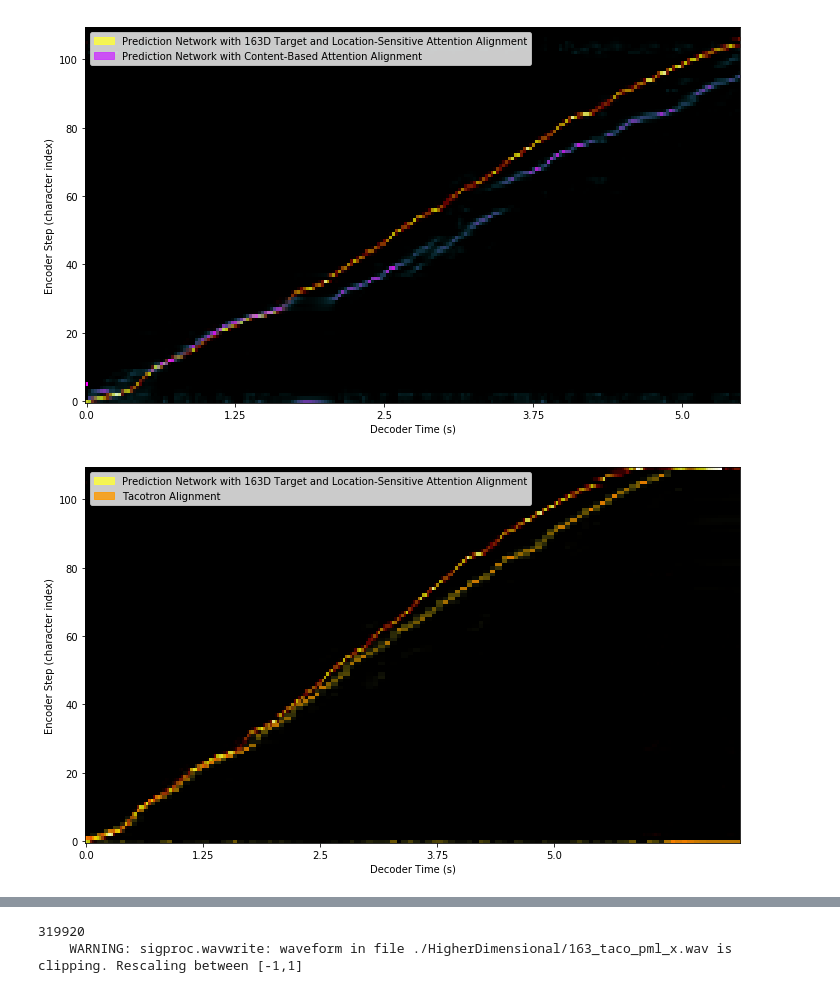
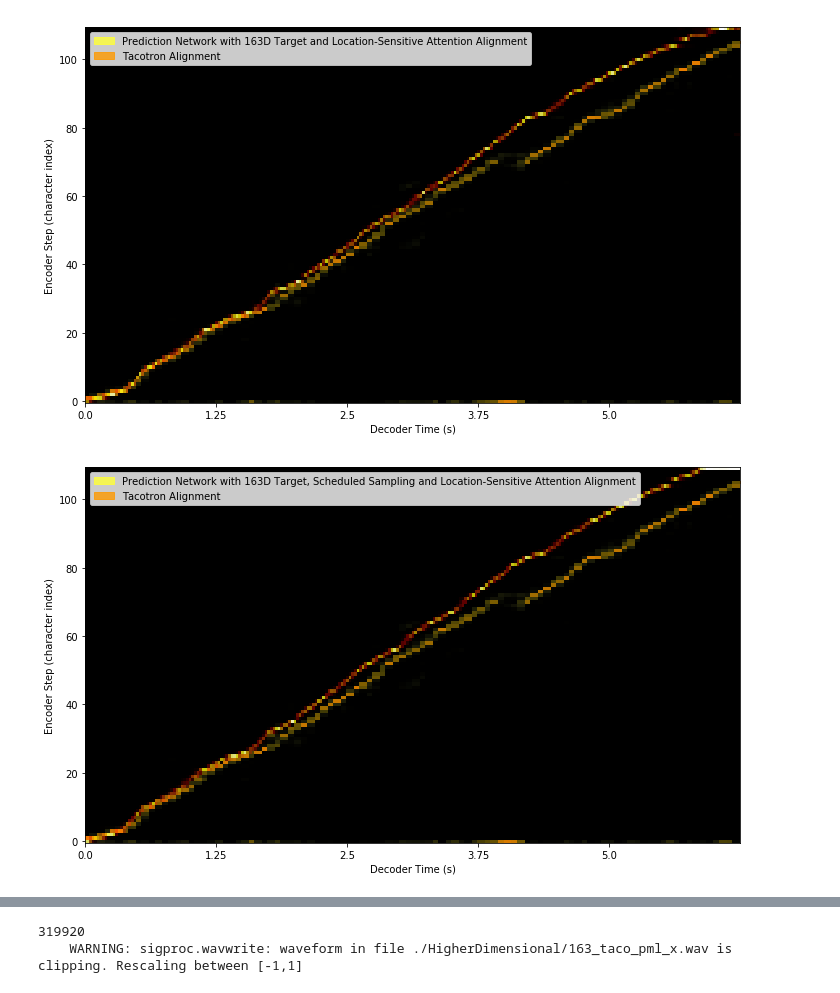
Before and after one commit to qingyundou/tacotron_qdou, a Jupyter notebook: notebooks/HigherDimensional.ipynb, the cells around one changed output, grey strips where cells are left out. Cells and saved outputs as stored; diff of their text form; code cells hidden in the pictures.

```diff
--- a/notebooks/HigherDimensional.ipynb
+++ b/notebooks/HigherDimensional.ipynb
@@ -15,7 +15,7 @@ from tacotron.alignment_synthesizer import AlignmentSynthesizer
 from tacotron.pml_synthesizer import Configuration, PMLSynthesizer
 import tensorflow as tf
 # %%
-training_data_dir = '/media/josh/Store/tacotron-data/163-lj-training'
+training_data_dir = '/media/josh/Store/tacotron/163-lj-training'
 metadata_filename = os.path.join(training_data_dir, 'test.txt')
 
 cfg = Configuration(16000, 86)
@@ -89,12 +51,12 @@ fixed_sentence = texts[TARGET_INDEX]
 tf.reset_default_graph()
 hparams.parse('sample_rate=16000,frame_length_ms=20,frame_shift_ms=5,pml_dimension=86,spec_type=mcep')
 synth = AlignmentSynthesizer()
-synth.load('/media/josh/Store/remote-logs/tacotron-lj-pml-500k/model.ckpt-352000', hparams, model_name='tacotron_pml', locked_alignments=None)
+synth.load('/media/josh/Store/remote-logs/tacotron-lj-pml-500k/model.ckpt-392000', hparams, model_name='tacotron_pml', locked_alignments=None)
 first_alignment = synth.synthesize(fixed_sentence)  # of shape (encoder_steps, decoder_steps)
 
 # reset the graph after the first synthesise call
 tf.reset_default_graph()
-synth.load('/media/josh/Store/remote-logs/tacotron-lj-500k/model.ckpt-195000', hparams, model_name='tacotron_orig', locked_alignments=None)
+synth.load('/media/josh/Store/remote-logs/tacotron-lj-500k/model.ckpt-150000', hparams, model_name='tacotron_orig', locked_alignments=None)
 second_alignment = synth.synthesize(fixed_sentence)
 # %% [output]
 Constructing model: tacotron_pml
@@ -118,7 +80,7 @@ INFO:tensorflow:Restoring parameters from /media/josh/Store/remote-logs/tacotron
 # reset the graph after the second synthesise call
 tf.reset_default_graph()
 hparams.parse('sample_rate=16000,frame_length_ms=20,frame_shift_ms=5,pml_dimension=163,spec_type=fwbnd')
-synth.load('/media/josh/Store/remote-logs/163-pmlx-lj-150k/model.ckpt-112000', hparams, model_name='tacotron', locked_alignments=None)
+synth.load('/media/josh/Store/remote-logs/pml-x-163/model.ckpt-150000', hparams, model_name='tacotron', locked_alignments=None)
 third_alignment = synth.synthesize(fixed_sentence)
 # %% [output]
 Constructing model: tacotron
@@ -139,0 +102,6 @@ INFO:tensorflow:Restoring parameters from /media/josh/Store/remote-logs/163-pmlx
+# %%
+# reset the graph after the second synthesise call
+tf.reset_default_graph()
+hparams.parse('sample_rate=16000,frame_length_ms=20,frame_shift_ms=5,pml_dimension=163,spec_type=fwbnd')
+synth.load('/media/josh/Store/remote-logs/schedsamp-pml-x-163/model.ckpt-246000', hparams, model_name='tacotron', locked_alignments=None)
+fourth_alignment = synth.synthesize(fixed_sentence)
@@ -163,25 +229,25 @@ INFO:tensorflow:Restoring parameters from /media/josh/Store/remote-logs/pmlx-lj-
 fig, ax = plt.subplots(figsize=FIGSIZE)
 
 # _, taco_pml_patch = show_alignment(first_alignment, 'Tacotron PML Alignment', ax)
-# _, taco_patch = show_alignment(second_alignment, 'Tacotron Alignment', ax, cmap=cm.Wistia, scale_factor=12.5 / 5)
-_, taco_higher_patch = show_alignment(third_alignment, 'Prediction Network with 163D Target and Location-Sensitive Attention Alignment', ax, cmap=cm.hot)
-_, taco_pmlx_patch = show_alignment(pmlx_alignment, 'Prediction Network with Content-Based Attention Alignment', ax, cmap=cm.cool)
-ax.legend(handles=[taco_higher_patch, taco_pmlx_patch], loc='upper left')
+_, taco_patch = show_alignment(second_alignment, 'Tacotron Alignment', ax, cmap=cm.Wistia, scale_factor=12.5 / 5, cutoff=280)
+_, taco_higher_patch = show_alignment(third_alignment, 'Prediction Network with 163D Target and Location-Sensitive Attention Alignment', ax, cmap=cm.hot, cutoff=280)
+# _, taco_pmlx_patch = show_alignment(pmlx_alignment, 'Prediction Network with Content-Based Attention Alignment', ax, cmap=cm.cool)
+ax.legend(handles=[taco_higher_patch, taco_patch], loc='upper left')
 
-plt.savefig('./HigherDimensional/HighDimensionAlignment.png', dpi=600)
+# plt.savefig('./HigherDimensional/HighDimensionAlignmentVsTacotron.png', dpi=600)
 plt.show()
 # %% [output]
-[figure, old version]
+[figure, new version]
 # %%
 fig, ax = plt.subplots(figsize=FIGSIZE)
 
 # _, taco_pml_patch = show_alignment(first_alignment, 'Tacotron PML Alignment', ax)
 _, taco_patch = show_alignment(second_alignment, 'Tacotron Alignment', ax, cmap=cm.Wistia, scale_factor=12.5 / 5, cutoff=280)
-_, taco_higher_patch = show_alignment(third_alignment, 'Prediction Network with 163D Target and Location-Sensitive Attention Alignment', ax, cmap=cm.hot, cutoff=280)
+_, taco_higher_patch = show_alignment(fourth_alignment, 'Prediction Network with 163D Target, Scheduled Sampling and Location-Sensitive Attention Alignment', ax, cmap=cm.hot, cutoff=280)
 # _, taco_pmlx_patch = show_alignment(pmlx_alignment, 'Prediction Network with Content-Based Attention Alignment', ax, cmap=cm.cool)
 ax.legend(handles=[taco_higher_patch, taco_patch], loc='upper left')
 
-plt.savefig('./HigherDimensional/HighDimensionAlignmentVsTacotron.png', dpi=600)
+# plt.savefig('./HigherDimensional/HighDimensionAlignmentVsTacotron.png', dpi=600)
 plt.show()
 # %% [output]
-[figure, old version]
+[figure, new version]
```
Also changed, not shown: parts of 19 cells of this notebook, 3 other files.
